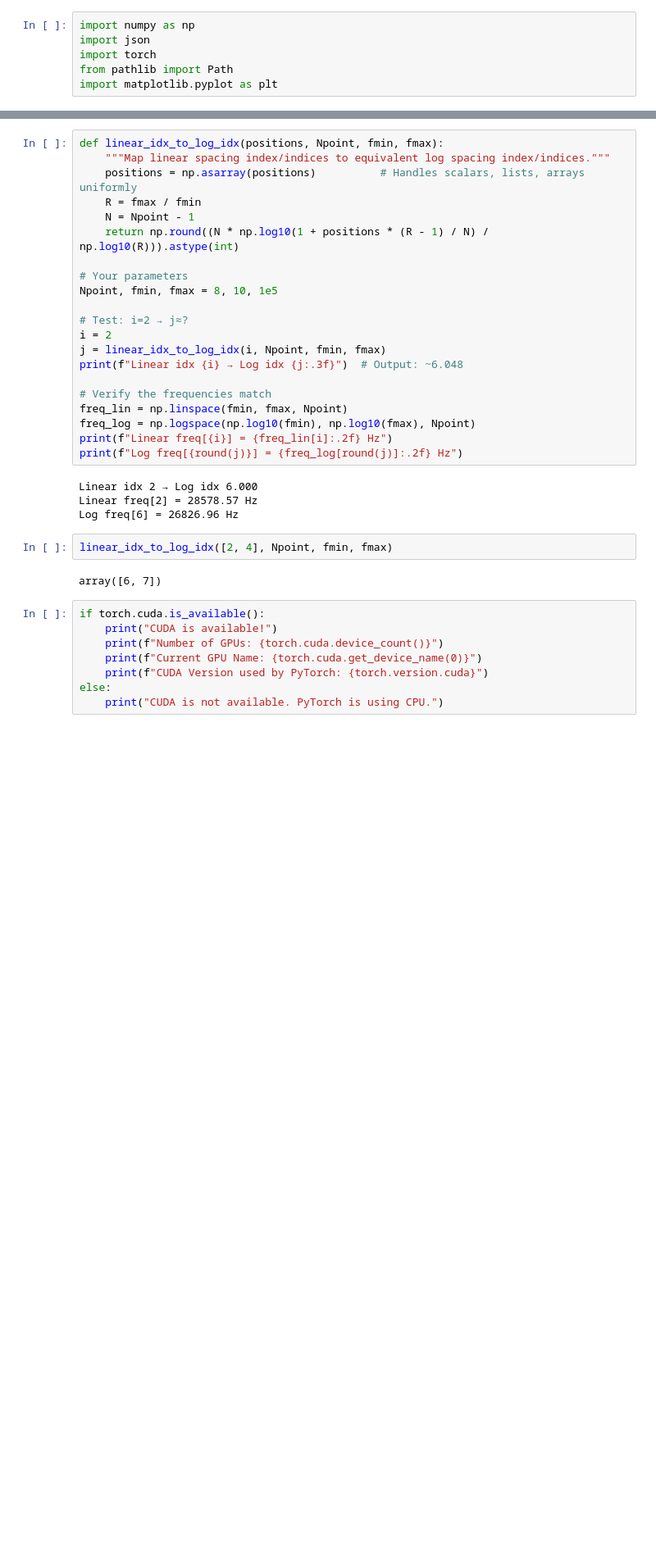
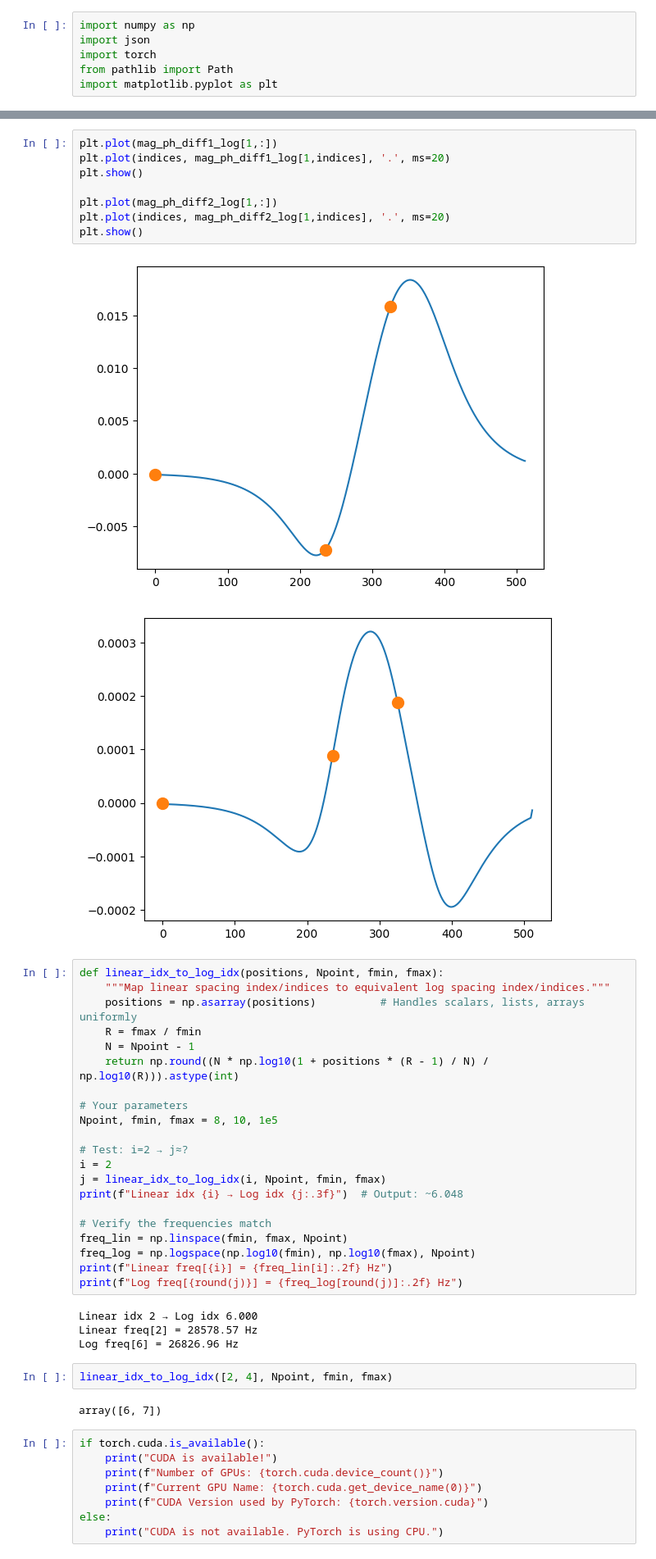
Before and after one commit to romangorbunov91/zeros-poles-masks, a Jupyter notebook: debug_notebook.ipynb, the cells around one changed output, grey strips where cells are left out. Shown at 82% size. Cells and saved outputs as stored; diff of their text form; blank space fills up the shorter version.

```diff
--- a/debug_notebook.ipynb
+++ b/debug_notebook.ipynb
@@ -21,3 +91,14 @@ manual: ['10.00', '37.28', '138.95', '517.95', '1930.70', '7196.86', '26826.96',
+# %%
+plt.plot(mag_ph_diff1_log[1,:])
+plt.plot(indices, mag_ph_diff1_log[1,indices], '.', ms=20)
+plt.show()
+
+plt.plot(mag_ph_diff2_log[1,:])
+plt.plot(indices, mag_ph_diff2_log[1,indices], '.', ms=20)
+plt.show()
+# %% [output]
+[figure, added]
+[figure, added]
 # %%
 def linear_idx_to_log_idx(positions, Npoint, fmin, fmax):
     """Map linear spacing index/indices to equivalent log spacing index/indices."""
```
Also changed, not shown: parts of 14 cells of this notebook.
